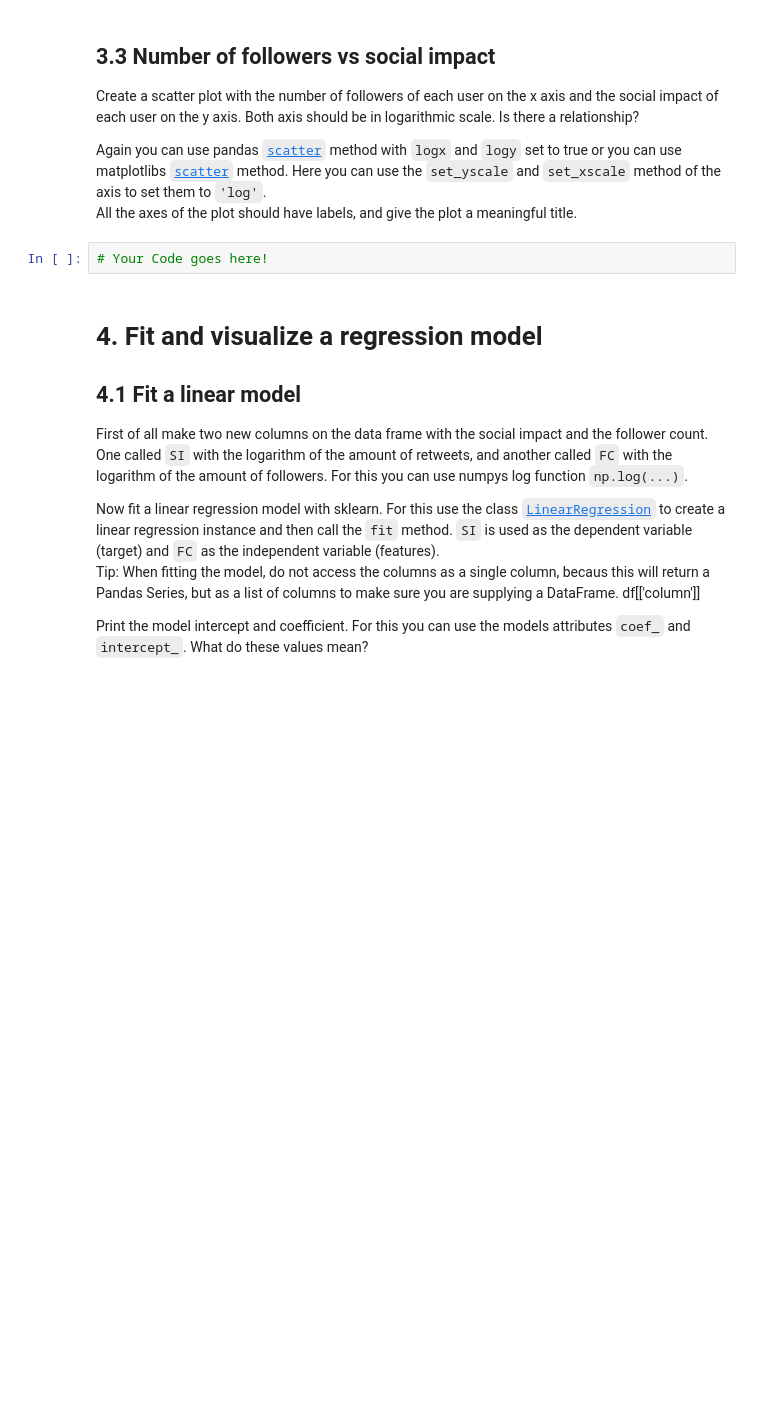
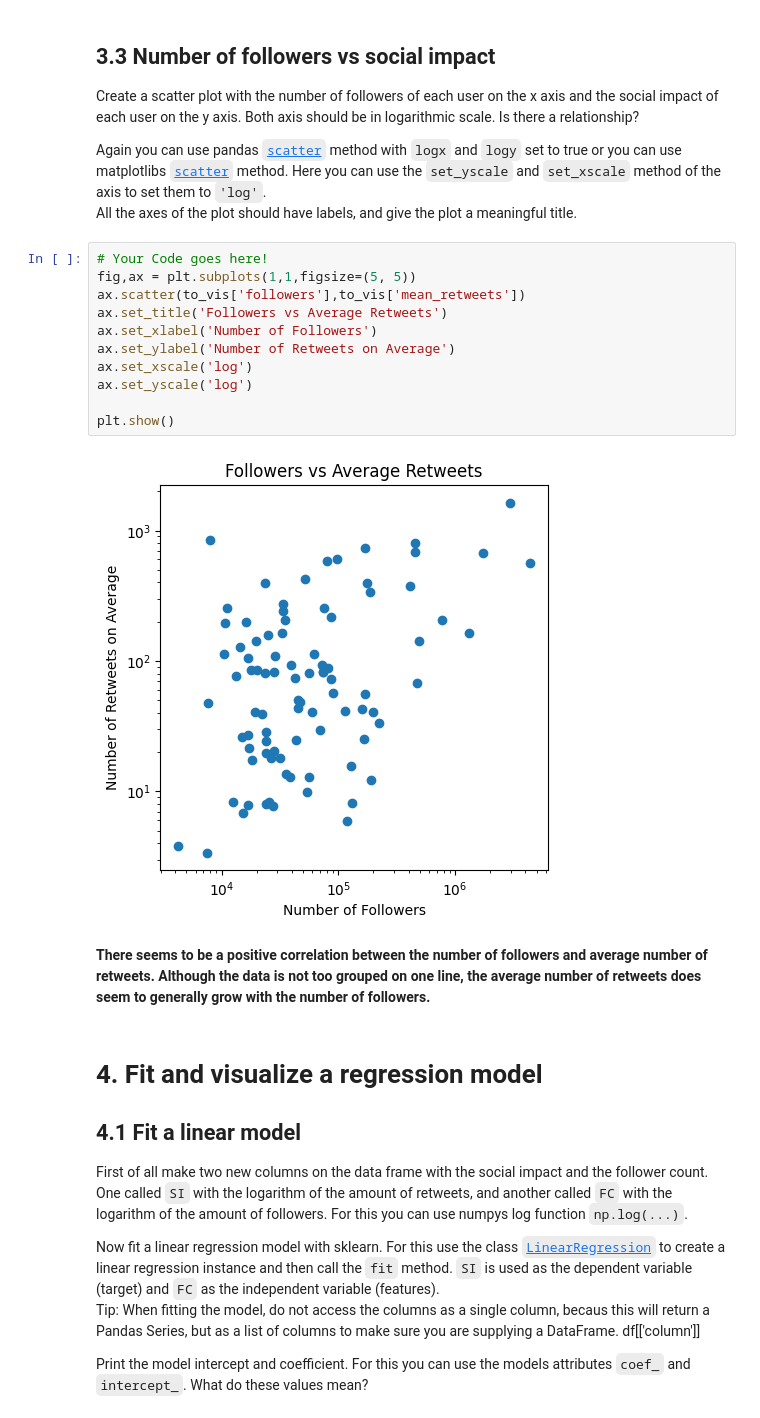
Before and after one commit to jaklvinc/FoundationsOfCSS2025, a Jupyter notebook: Exercise02/exercise_02.ipynb, the cells around one changed output. Saved outputs shown, nothing was run; the diff lists cells and outputs as text; blank space fills up the shorter version.

```diff
--- a/Exercise02/exercise_02.ipynb
+++ b/Exercise02/exercise_02.ipynb
@@ -263,8 +265,21 @@ Create a scatter plot with the number of followers of each user on the x axis an
 
 Again you can use pandas [`scatter`](https://pandas.pydata.org/docs/reference/api/pandas.DataFrame.plot.scatter.html) method with `logx` and `logy` set to true or you can use matplotlibs [`scatter`](https://matplotlib.org/stable/api/_as_gen/matplotlib.pyplot.scatter.html) method. Here you can use the `set_yscale` and `set_xscale` method of the axis to set them to `'log'`.
 All the axes of the plot should have labels, and give the plot a meaningful title.
-# %%
-# Your Code goes here!
+# %%
+# Your Code goes here!
+fig,ax = plt.subplots(1,1,figsize=(5, 5))
+ax.scatter(to_vis['followers'],to_vis['mean_retweets'])
+ax.set_title('Followers vs Average Retweets')
+ax.set_xlabel('Number of Followers')
+ax.set_ylabel('Number of Retweets on Average')
+ax.set_xscale('log')
+ax.set_yscale('log')
+
+plt.show()
+# %% [output]
+[figure, added]
+# %% [markdown]
+**There seems to be a positive correlation between the number of followers and average number of retweets. Although the data is not too grouped on one line, the average number of retweets does seem to generally grow with the number of followers.**
 # %% [markdown]
 # 4. Fit and visualize a regression model
 
```
Also changed, not shown: parts of 2 cells of this notebook.
